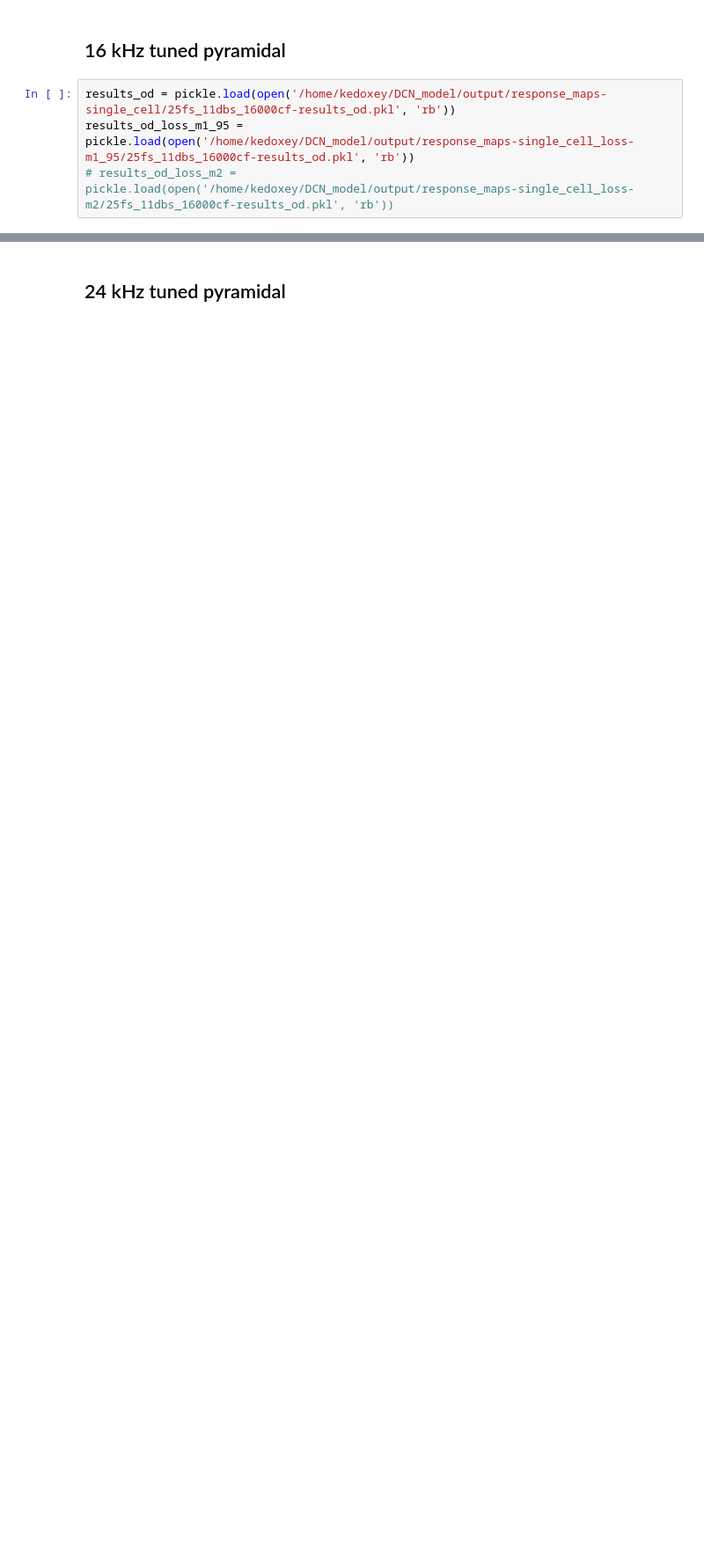
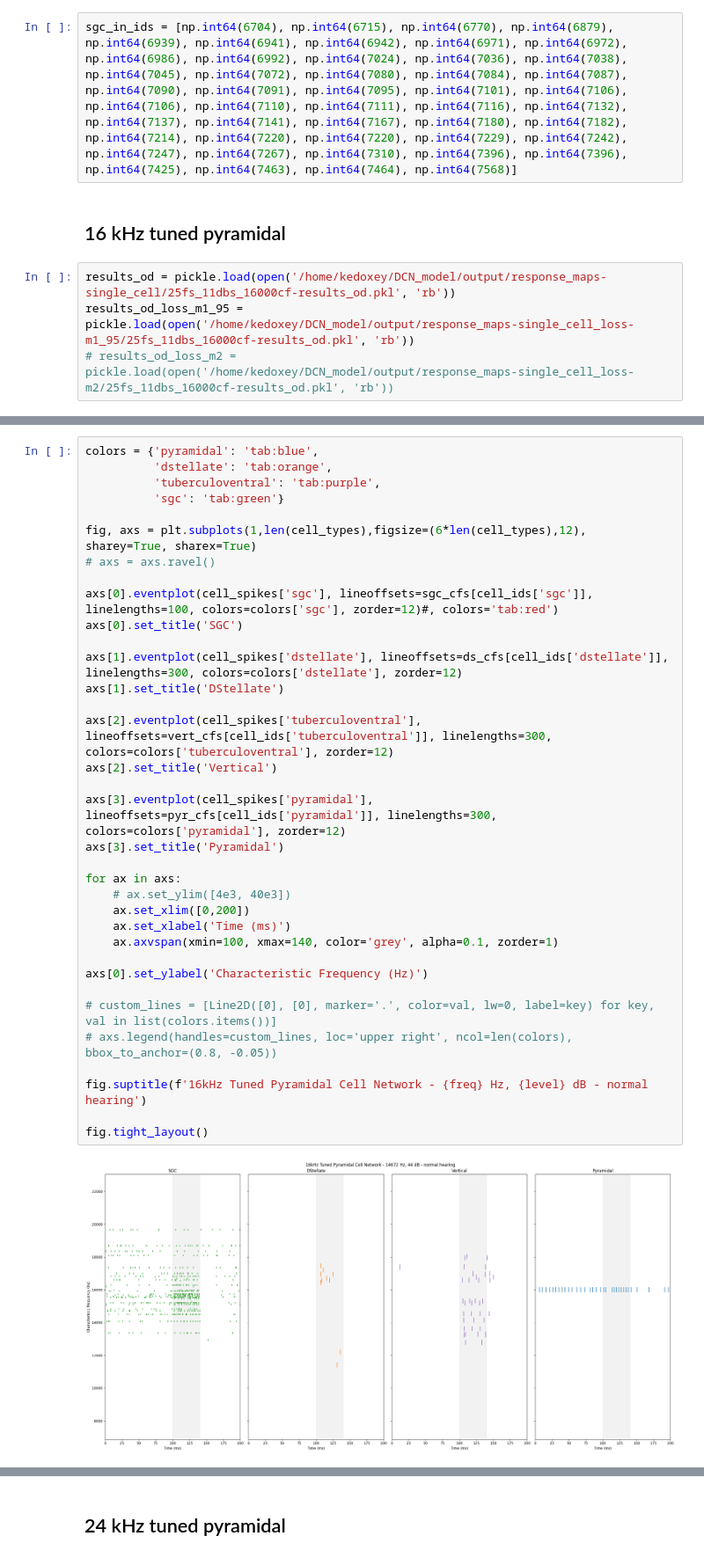
Before and after one commit to kedoxey/DCN_model, a Jupyter notebook: notebooks/cnmodel_rasters.ipynb, the cells around one changed output, grey strips where cells are left out. Shown at 88% size. Saved outputs shown, nothing was run; the diff lists cells and outputs as text; blank space fills up the shorter version.

Commit message:
updates to figures for input rasters and network level firing ratees

```diff
--- a/notebooks/cnmodel_rasters.ipynb
+++ b/notebooks/cnmodel_rasters.ipynb
@@ -34,3 +49,5 @@ pop_cfs = {'pyramidal': pyr_cfs,
+# %%
+sgc_in_ids = [np.int64(6704), np.int64(6715), np.int64(6770), np.int64(6879), np.int64(6939), np.int64(6941), np.int64(6942), np.int64(6971), np.int64(6972), np.int64(6986), np.int64(6992), np.int64(7024), np.int64(7036), np.int64(7038), np.int64(7045), np.int64(7072), np.int64(7080), np.int64(7084), np.int64(7087), np.int64(7090), np.int64(7091), np.int64(7095), np.int64(7101), np.int64(7106), np.int64(7106), np.int64(7110), np.int64(7111), np.int64(7116), np.int64(7132), np.int64(7137), np.int64(7141), np.int64(7167), np.int64(7180), np.int64(7182), np.int64(7214), np.int64(7220), np.int64(7220), np.int64(7229), np.int64(7242), np.int64(7247), np.int64(7267), np.int64(7310), np.int64(7396), np.int64(7396), np.int64(7425), np.int64(7463), np.int64(7464), np.int64(7568)]
 # %% [markdown]
 ## 16 kHz tuned pyramidal
 # %%
@@ -104,0 +124,37 @@ fig.tight_layout()
+# %%
+colors = {'pyramidal': 'tab:blue',
+          'dstellate': 'tab:orange',
+          'tuberculoventral': 'tab:purple',
+          'sgc': 'tab:green'}
+
+fig, axs = plt.subplots(1,len(cell_types),figsize=(6*len(cell_types),12), sharey=True, sharex=True)
+# axs = axs.ravel()
+
+axs[0].eventplot(cell_spikes['sgc'], lineoffsets=sgc_cfs[cell_ids['sgc']], linelengths=100, colors=colors['sgc'], zorder=12)#, colors='tab:red')
+axs[0].set_title('SGC')
+
+axs[1].eventplot(cell_spikes['dstellate'], lineoffsets=ds_cfs[cell_ids['dstellate']], linelengths=300, colors=colors['dstellate'], zorder=12)
+axs[1].set_title('DStellate')
+
+axs[2].eventplot(cell_spikes['tuberculoventral'], lineoffsets=vert_cfs[cell_ids['tuberculoventral']], linelengths=300, colors=colors['tuberculoventral'], zorder=12)
+axs[2].set_title('Vertical')
+
+axs[3].eventplot(cell_spikes['pyramidal'], lineoffsets=pyr_cfs[cell_ids['pyramidal']], linelengths=300, colors=colors['pyramidal'], zorder=12)
+axs[3].set_title('Pyramidal')
+
+for ax in axs:
+    # ax.set_ylim([4e3, 40e3])
+    ax.set_xlim([0,200])
+    ax.set_xlabel('Time (ms)')
+    ax.axvspan(xmin=100, xmax=140, color='grey', alpha=0.1, zorder=1)
+
+axs[0].set_ylabel('Characteristic Frequency (Hz)')
+
+# custom_lines = [Line2D([0], [0], marker='.', color=val, lw=0, label=key) for key, val in list(colors.items())]
+# axs.legend(handles=custom_lines, loc='upper right', ncol=len(colors), bbox_to_anchor=(0.8, -0.05))
+
+fig.suptitle(f'16kHz Tuned Pyramidal Cell Network - {freq} Hz, {level} dB - normal hearing')
+
+fig.tight_layout()
+# %% [output]
+[figure, added]
```
Also changed, not shown: parts of 12 cells of this notebook, 1 other file.
